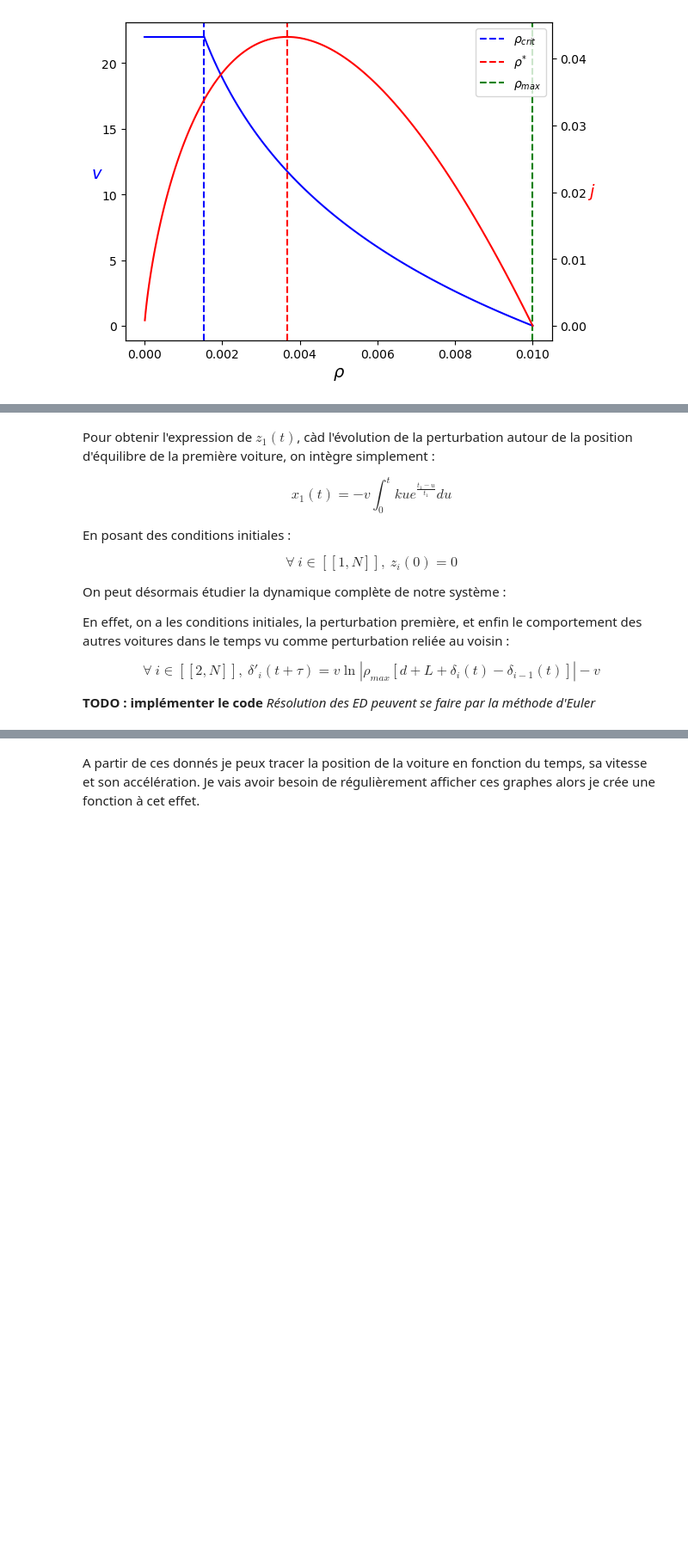
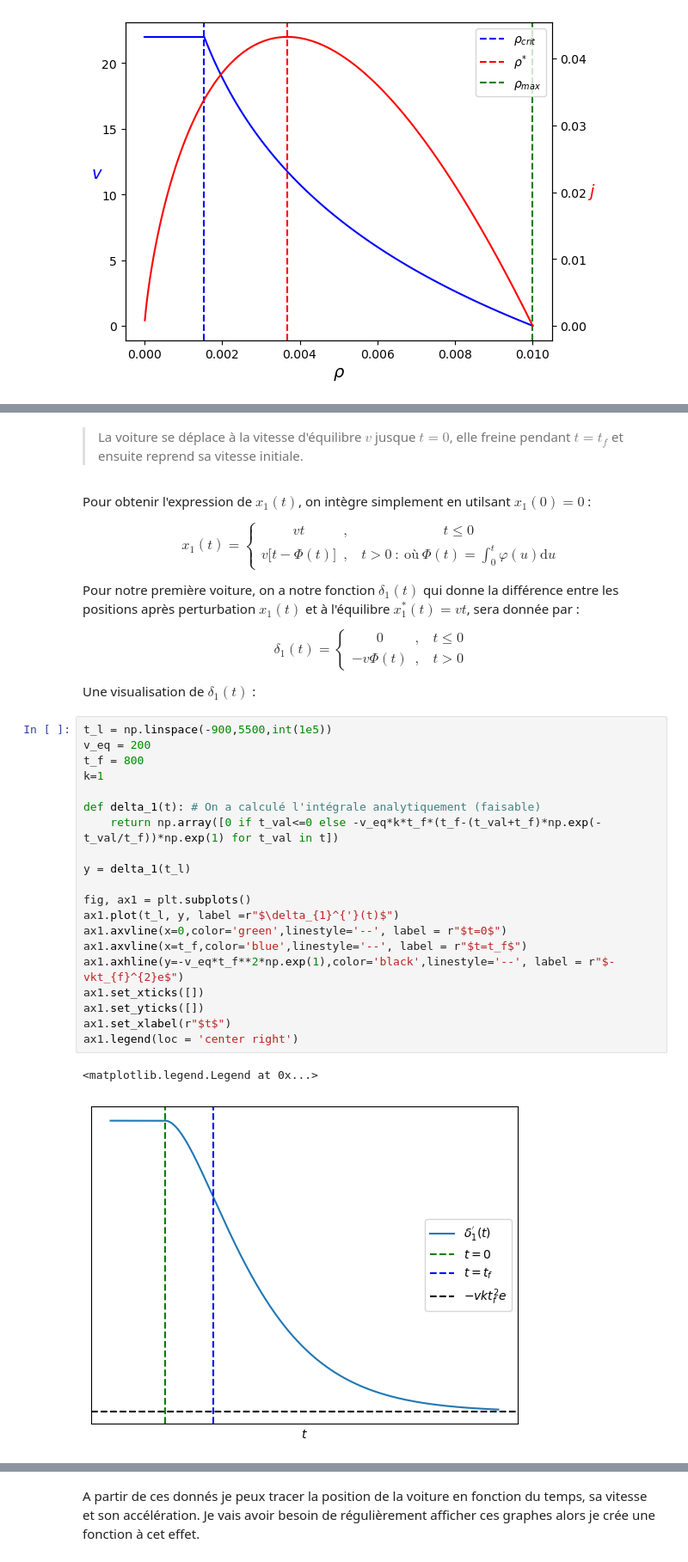
Before and after one commit to ThibautLavenant/phyMod_miniproject, a Jupyter notebook: MiniProject.ipynb, the cells around one changed output, grey strips where cells are left out. Shown at 86% size. Saved outputs shown, nothing was run; the diff lists cells and outputs as text; blank space fills up the shorter version.

Commit message:
Modification et ajouts de quelques éléments pour clarifier totalement le 1er modèle

```diff
--- a/MiniProject.ipynb
+++ b/MiniProject.ipynb
@@ -228,20 +246,48 @@ ax1.text(-0.1, 0.95,r'$v$',color='b', horizontalalignment='center',verticalalign
 # %% [output]
 Text(-0.1, 0.95, '$v$')
 [figure]
+# %% [markdown]
+> La voiture se déplace à la vitesse d'équilibre $v$ jusque $t=0$, elle freine pendant $t=t_f$ et ensuite reprend sa vitesse initiale.
 # %% [markdown]
-Pour obtenir l'expression de $z_1(t)$, càd l'évolution de la perturbation autour de la position d'équilibre de la première voiture, on intègre simplement :
+Pour obtenir l'expression de $x_1(t)$, on intègre simplement en utilsant $x_1(0)=0$ :
 
-$$x_{1}(t) = -v\int_{0}^{t}kue^{\frac{t_1-u}{t_1}}du $$
+$$
+x_{1}(t) = \left\{ \begin{array}{cl}
+vt &, & \ t \leq 0 \\
+v \big[t-\Phi(t)\big] &, & \ t \gt 0 \ : \ \text{où} \ \Phi(t) = \int_{0}^{t} \varphi(u)\mathrm{d}u
+\end{array} \right.
+$$
 
-En posant des conditions initiales :
+Pour notre première voiture, on a notre fonction $\delta_1(t)$ qui donne la différence entre les positions après perturbation $x_1(t)$ et à l'équilibre $x_{1}^{*}(t) = vt$, sera donnée par :
 
-$$\forall \ i \in [\![1,N]\!], \ z_{i}(0)=0$$
+$$
+\delta_1(t) = \left\{ \begin{array}{cl}
+0 &, & \ t \leq 0 \\
+-v \Phi(t) &, & \ t \gt 0
+\end{array} \right.
+$$
 
-On peut désormais étudier la dynamique complète de notre système :
-
-En effet, on a les conditions initiales, la perturbation première, et enfin le comportement des autres voitures dans le temps vu comme perturbation reliée au voisin :
-
-$$ \forall \ i \in [\![2,N]\!], \ \delta'_{i}(t+\tau) = v\ln\left | \rho_{max}[d+L + \delta_{i}(t)-\delta_{i-1}(t)] \right |-v $$
-
-**TODO : implémenter le code**
-*Résolution des ED peuvent se faire par la méthode d'Euler*
+Une visualisation de $\delta_{1}(t)$ :
+# %%
+t_l = np.linspace(-900,5500,int(1e5))
+v_eq = 200
+t_f = 800
+k=1
+
+def delta_1(t): # On a calculé l'intégrale analytiquement (faisable)
+    return np.array([0 if t_val<=0 else -v_eq*k*t_f*(t_f-(t_val+t_f)*np.exp(-t_val/t_f))*np.exp(1) for t_val in t])
+
+y = delta_1(t_l)
+
+fig, ax1 = plt.subplots()
+ax1.plot(t_l, y, label =r"$\delta_{1}^{'}(t)$")
+ax1.axvline(x=0,color='green',linestyle='--', label = r"$t=0$")
+ax1.axvline(x=t_f,color='blue',linestyle='--', label = r"$t=t_f$")
+ax1.axhline(y=-v_eq*t_f**2*np.exp(1),color='black',linestyle='--', label = r"$-vkt_{f}^{2}e$")
+ax1.set_xticks([])
+ax1.set_yticks([])
+ax1.set_xlabel(r"$t$")
+ax1.legend(loc = 'center right')
+# %% [output]
+<matplotlib.legend.Legend at 0x...>
+[figure, added]
```
Also changed, not shown: parts of 6 cells of this notebook.
